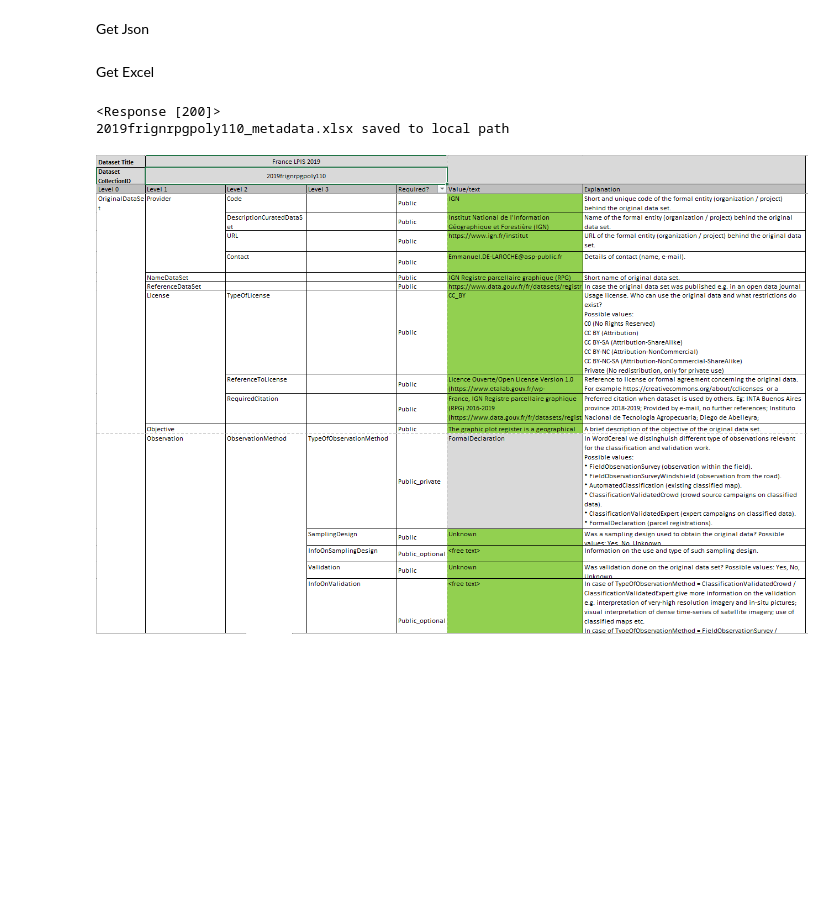
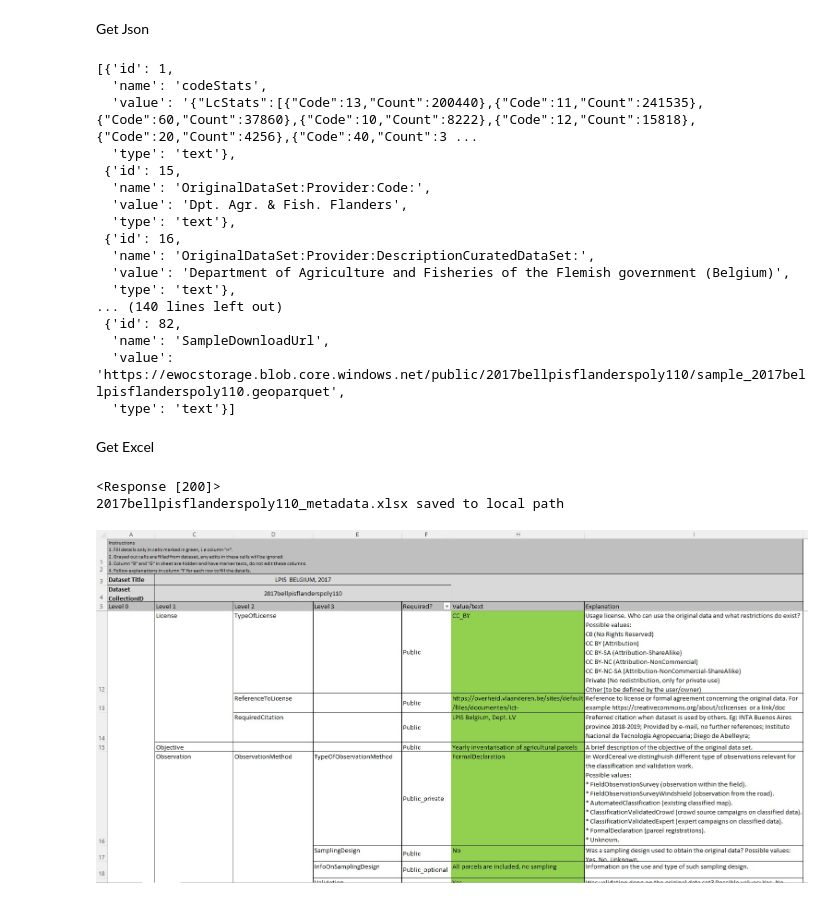
Before and after one commit to WorldCereal/ewoc_rdm_demo_api, a Jupyter notebook: rdmApiDemo.ipynb, the cells around one changed output. Drawn from its saved outputs; the diff is of its cells as text; code cells hidden in the pictures; blank space fills up the shorter version.

```diff
--- a/rdmApiDemo.ipynb
+++ b/rdmApiDemo.ipynb
@@ -182,22 +237,40 @@ Image(filename='image.jpg')
 # %% [markdown]
 Get Json
 # %%
-colId = '2019frignrpgpoly110'
+colId = '2017bellpisflanderspoly110'
 metadataUrl = f'{apiUrl}/collections/{colId}/metadata/items'
-metadata = requests.get(metadataUrl, headers=headers)
+metadata = requests.get(metadataUrl)
 metadata.json()
+# %% [output]
+[{'id': 1,
+  'name': 'codeStats',
+  'value': '{"LcStats":[{"Code":13,"Count":200440},{"Code":11,"Count":241535},{"Code":60,"Count":37860},{"Code":10,"Count":8222},{"Code":12,"Count":15818},{"Code":20,"Count":4256},{"Code":40,"Count":3 ...
+  'type': 'text'},
+ {'id': 15,
+  'name': 'OriginalDataSet:Provider:Code:',
+  'value': 'Dpt. Agr. & Fish. Flanders',
+  'type': 'text'},
+ {'id': 16,
+  'name': 'OriginalDataSet:Provider:DescriptionCuratedDataSet:',
+  'value': 'Department of Agriculture and Fisheries of the Flemish government (Belgium)',
+  'type': 'text'},
+... (140 lines left out)
+ {'id': 82,
+  'name': 'SampleDownloadUrl',
+  'value': 'https://ewocstorage.blob.core.windows.net/public/2017bellpisflanderspoly110/sample_2017bellpisflanderspoly110.geoparquet',
+  'type': 'text'}]
 # %% [markdown]
 Get Excel
 # %%
 excelUrl = f'{apiUrl}/collections/{colId}/metadata/download'
-response = requests.get(excelUrl, headers=headers)
+response = requests.get(excelUrl)
 print(response)
 fileName=f"{colId}_metadata.xlsx"
 open(fileName, "wb").write(response.content)
 print(f"{fileName} saved to local path")
 # Sample Excel Output
 Image(filename='meta.jpg')
 # %% [output]
 <Response [200]>
-2019frignrpgpoly110_metadata.xlsx saved to local path
+2017bellpisflanderspoly110_metadata.xlsx saved to local path
-[figure, old version]
+[figure, new version]
```
Also changed, not shown: parts of 7 cells of this notebook.
